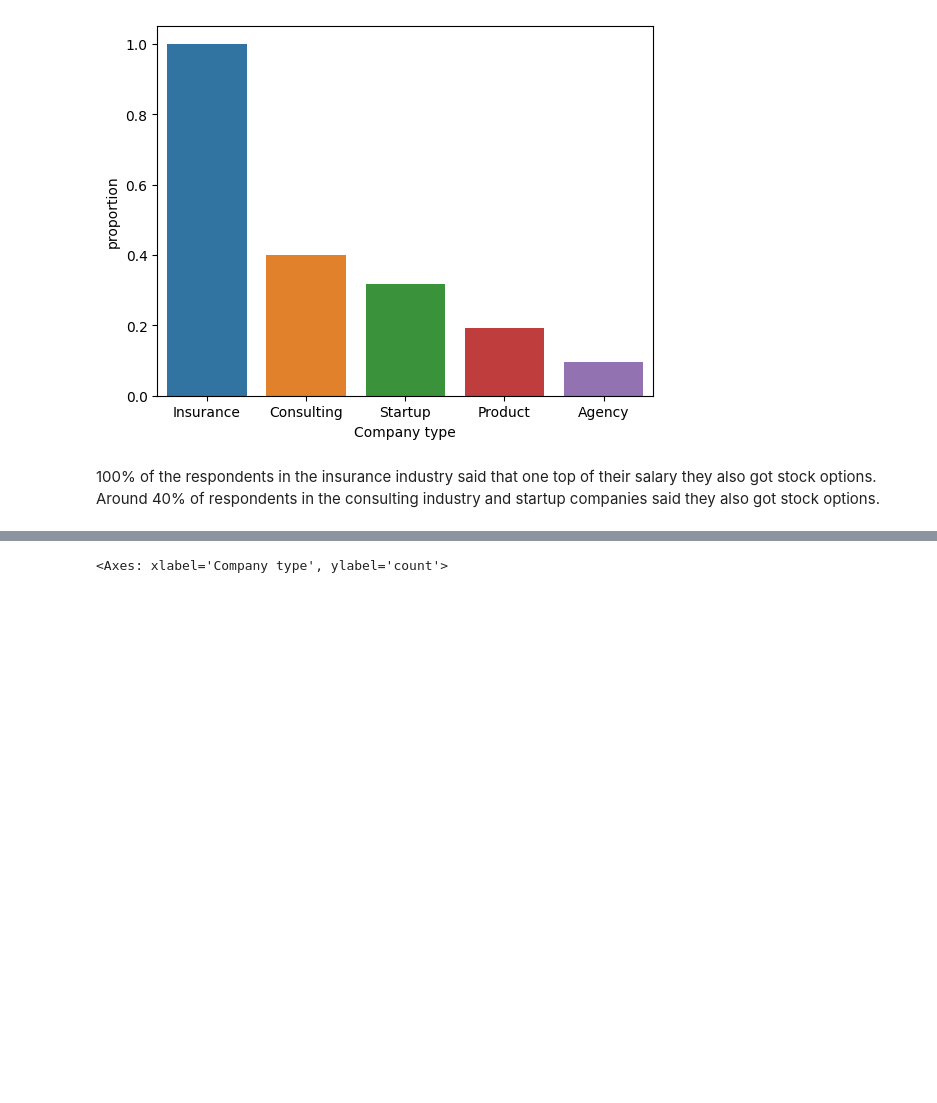
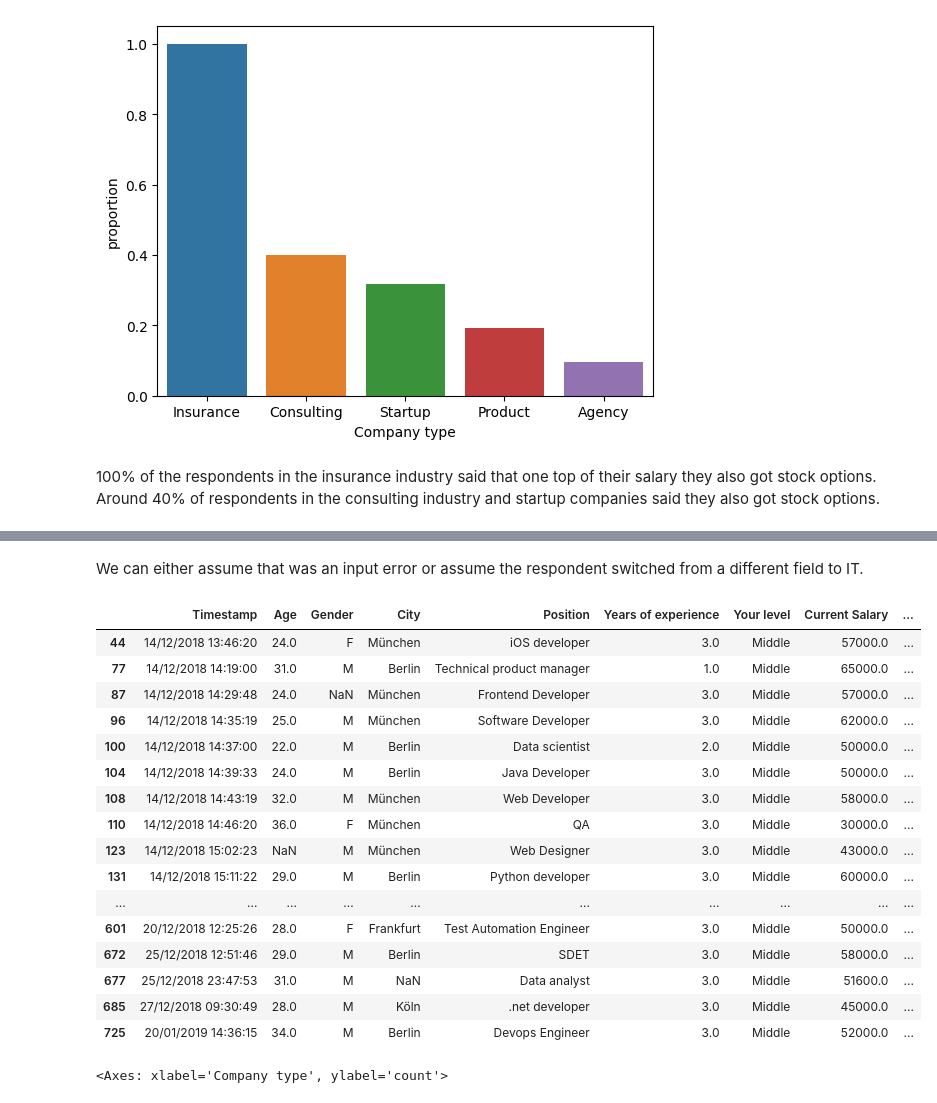
Before and after one commit to NajibAdan/DSEA_Hackathon, a Jupyter notebook: task_3/2018_eda.ipynb, the cells around one changed output, grey strips where cells are left out. Drawn from its saved outputs; the diff is of its cells as text; code cells hidden in the pictures; blank space fills up the shorter version.

```diff
--- a/task_3/2018_eda.ipynb
+++ b/task_3/2018_eda.ipynb
@@ -475,3 +461,25 @@ Name: count, dtype: int64
+# %% [markdown]
+We can either assume that was an input error or assume the respondent switched from a different field to IT.
+# %%
+df[(df['Your level']=='Middle') & (df['Years of experience']<=3.0)]
+# %% [output]
+|  | Timestamp | Age | Gender | City | Position | Years of experience | Your level | Current Salary | ... |
+| 44 | 14/12/2018 13:46:20 | 24.0 | F | München | iOS developer | 3.0 | Middle | 57000.0 | ... |
+| 77 | 14/12/2018 14:19:00 | 31.0 | M | Berlin | Technical product manager | 1.0 | Middle | 65000.0 | ... |
+| 87 | 14/12/2018 14:29:48 | 24.0 | NaN | München | Frontend Developer | 3.0 | Middle | 57000.0 | ... |
+| 96 | 14/12/2018 14:35:19 | 25.0 | M | München | Software Developer | 3.0 | Middle | 62000.0 | ... |
+| 100 | 14/12/2018 14:37:00 | 22.0 | M | Berlin | Data scientist | 2.0 | Middle | 50000.0 | ... |
+| 104 | 14/12/2018 14:39:33 | 24.0 | M | Berlin | Java Developer | 3.0 | Middle | 50000.0 | ... |
+| 108 | 14/12/2018 14:43:19 | 32.0 | M | München | Web Developer | 3.0 | Middle | 58000.0 | ... |
+| 110 | 14/12/2018 14:46:20 | 36.0 | F | München | QA | 3.0 | Middle | 30000.0 | ... |
+| 123 | 14/12/2018 15:02:23 | NaN | M | München | Web Designer | 3.0 | Middle | 43000.0 | ... |
+| 131 | 14/12/2018 15:11:22 | 29.0 | M | Berlin | Python developer | 3.0 | Middle | 60000.0 | ... |
+| ... | ... | ... | ... | ... | ... | ... | ... | ... | ... |
+| 601 | 20/12/2018 12:25:26 | 28.0 | F | Frankfurt | Test Automation Engineer | 3.0 | Middle | 50000.0 | ... |
+| 672 | 25/12/2018 12:51:46 | 29.0 | M | Berlin | SDET | 3.0 | Middle | 58000.0 | ... |
+| 677 | 25/12/2018 23:47:53 | 31.0 | M | NaN | Data analyst | 3.0 | Middle | 51600.0 | ... |
+| 685 | 27/12/2018 09:30:49 | 28.0 | M | Köln | .net developer | 3.0 | Middle | 45000.0 | ... |
+| 725 | 20/01/2019 14:36:15 | 34.0 | M | Berlin | Devops Engineer | 3.0 | Middle | 52000.0 | ... |
 # %%
 sns.countplot(x='Company type',data=subset_df,hue='Are you getting any Stock Options?')
 # %% [output]
```
Also changed, not shown: parts of 7 cells of this notebook.
